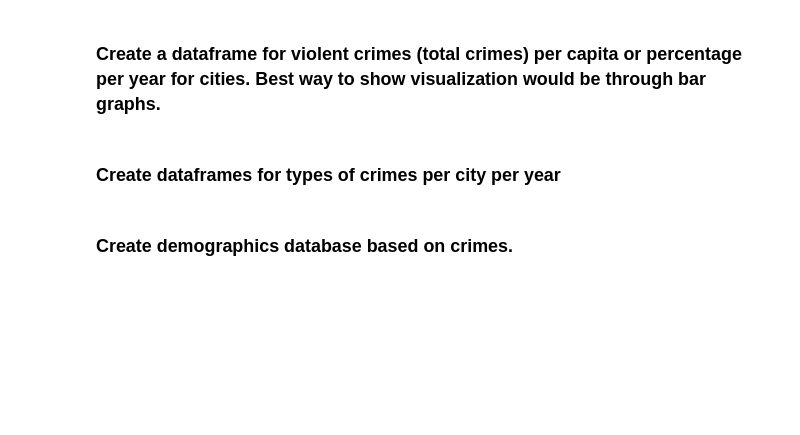
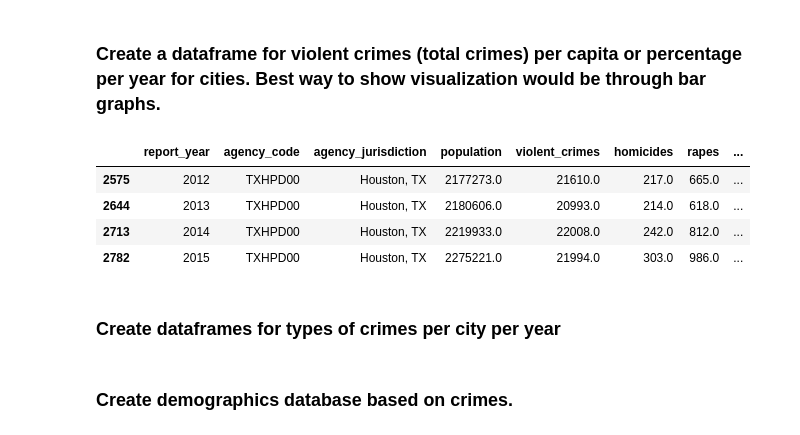
Before and after one commit to andresocorro/project_1, a Jupyter notebook: src_files/CrimeData.ipynb, the cells around one changed output. Cells and saved outputs as stored; diff of their text form; code cells hidden in the pictures; blank space fills up the shorter version.

```diff
--- a/src_files/CrimeData.ipynb
+++ b/src_files/CrimeData.ipynb
@@ -46,5 +64,13 @@ new_df.head(10)
 # %% [markdown]
 ### Create a dataframe for violent crimes (total crimes) per capita or percentage per year for cities. Best way to show visualization would be through bar graphs.
+# %%
+years_of_interest_df[years_of_interest_df['agency_jurisdiction'] == 'Houston, TX']
+# %% [output]
+|  | report_year | agency_code | agency_jurisdiction | population | violent_crimes | homicides | rapes | ... |
+| 2575 | 2012 | TXHPD00 | Houston, TX | 2177273.0 | 21610.0 | 217.0 | 665.0 | ... |
+| 2644 | 2013 | TXHPD00 | Houston, TX | 2180606.0 | 20993.0 | 214.0 | 618.0 | ... |
+| 2713 | 2014 | TXHPD00 | Houston, TX | 2219933.0 | 22008.0 | 242.0 | 812.0 | ... |
+| 2782 | 2015 | TXHPD00 | Houston, TX | 2275221.0 | 21994.0 | 303.0 | 986.0 | ... |
 # %% [markdown]
 ### Create dataframes for types of crimes per city per year
 # %% [markdown]
```
Also changed, not shown: parts of 2 cells of this notebook, 25 other files.
